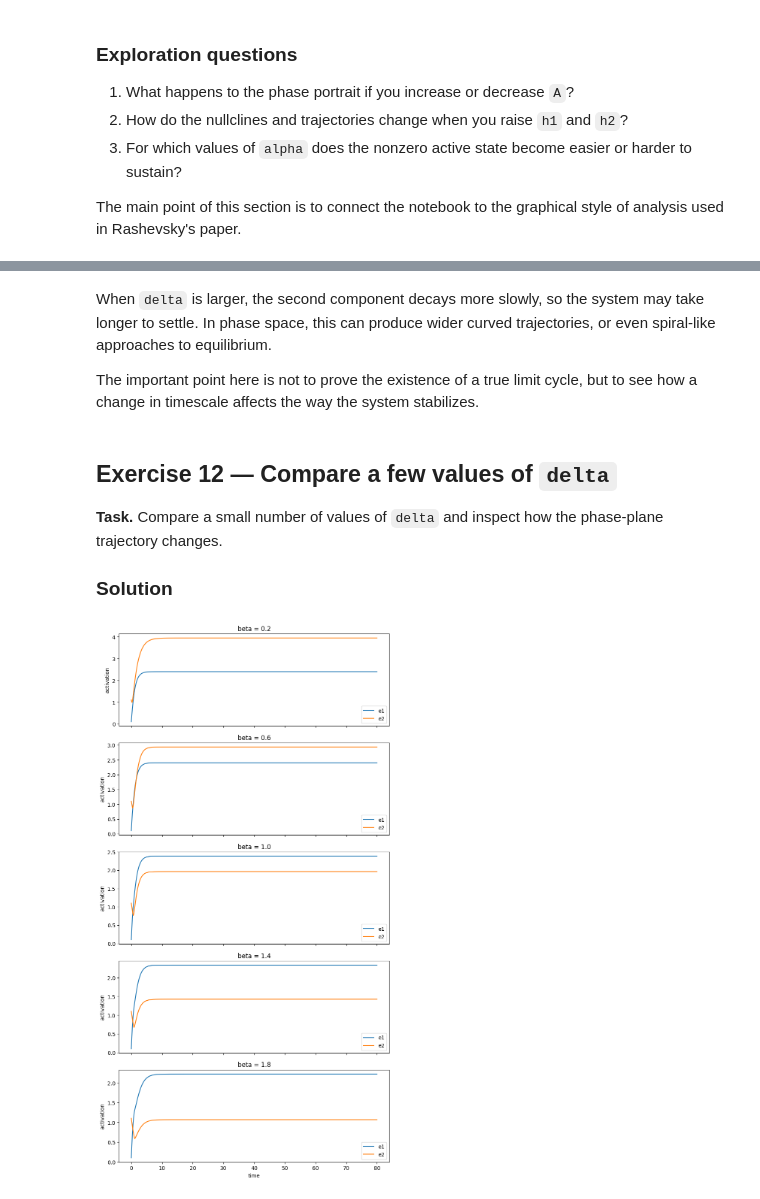
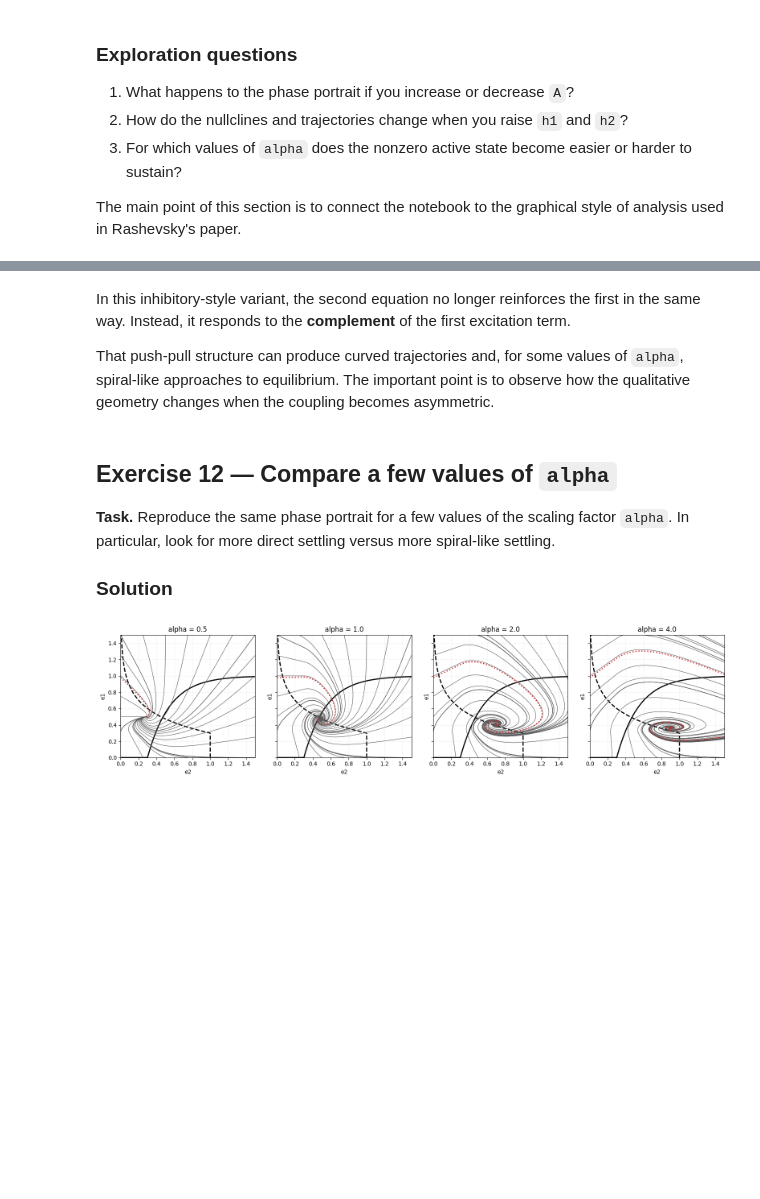
Before and after one commit to hiazmani/roai_vub, a Jupyter notebook: 2526/opdrachten/opdracht_3_neurale_netwerken/rashevsky_conditioning_student_notebook.ipynb, the cells around one changed output, grey strips where cells are left out. Saved outputs shown, nothing was run; the diff lists cells and outputs as text; code cells hidden in the pictures; blank space fills up the shorter version.

```diff
--- a/2526/opdrachten/opdracht_3_neurale_netwerken/rashevsky_conditioning_student_notebook.ipynb
+++ b/2526/opdrachten/opdracht_3_neurale_netwerken/rashevsky_conditioning_student_notebook.ipynb
@@ -645,15 +657,25 @@ $$
 
 ### Solution
 # %%
+
+def excitation_r_style(x, a, h):
+    x = np.asarray(x)
+    y = np.zeros_like(x, dtype=float)
+    mask = x > h
+    y[mask] = 1.0 - np.exp(-a * (x[mask] - h))
+    if y.ndim == 0:
+        return float(y)
+    return y
+
 
 def rashevsky_inhibitory_rhs(state, t, params):
     e1, e2 = state
 
-    E1 = excitation(e1, alpha=params["alpha"], h=params["h"])
-    E2 = excitation(e2, alpha=params["alpha"], h=params["h"])
+    E1 = excitation_r_style(e1, a=params["a"], h=params["h1"])
+    E2 = excitation_r_style(e2, a=params["a"], h=params["h2"])
 
-    de1dt = params["A"] * E2 - e1
-    de2dt = params["A"] * (1.0 - E1) - e2 / params["delta"]
+    de1dt = E2 - e1 / params["alpha"]
+    de2dt = (1.0 - E1) - e2 / params["alpha"]
     return [de1dt, de2dt]
 
 
@@ -694,33 +736,45 @@ plt.show()
 # %% [markdown]
-When `delta` is larger, the second component decays more slowly, so the system may take longer to settle. In phase space, this can produce wider curved trajectories, or even spiral-like approaches to equilibrium.
+In this inhibitory-style variant, the second equation no longer reinforces the first in the same way. Instead, it responds to the **complement** of the first excitation term.
 
-The important point here is not to prove the existence of a true limit cycle, but to see how a change in timescale affects the way the system stabilizes.
+That push-pull structure can produce curved trajectories and, for some values of `alpha`, spiral-like approaches to equilibrium. The important point is to observe how the qualitative geometry changes when the coupling becomes asymmetric.
 # %% [markdown]
-## Exercise 12 — Compare a few values of `delta`
+## Exercise 12 — Compare a few values of `alpha`
 
-**Task.** Compare a small number of values of `delta` and inspect how the phase-plane trajectory changes.
+**Task.** Reproduce the same phase portrait for a few values of the scaling factor `alpha`. In particular, look for more direct settling versus more spiral-like settling.
 
 ### Solution
 # %%
 
-deltas = [0.75, 1.5, 3.0]
+alphas = [0.5, 1.0, 2.0, 4.0]
 
-fig, axes = plt.subplots(1, len(deltas), figsize=(5 * len(deltas), 4), sharey=True)
+fig, axes = plt.subplots(1, len(alphas), figsize=(4 * len(alphas), 4), sharey=True)
 
-for ax, delta in zip(axes, deltas):
+for ax, alpha in zip(axes, alphas):
     params = params_inhibitory.copy()
-    params["delta"] = delta
-    sol = simulate_inhibitory([0.1, 1.1], t_long, params)
-    ax.plot(sol[:, 0], sol[:, 1], color="tab:blue")
-    ax.scatter(sol[0, 0], sol[0, 1], s=20, color="tab:green", label="start")
-    ax.scatter(sol[-1, 0], sol[-1, 1], s=25, color="tab:red", label="end")
-    ax.set_title(f"delta = {delta}")
-    ax.set_xlabel("e1")
-    ax.set_ylabel("e2")
-    ax.legend()
-    ax.grid(alpha=0.2)
+    params["alpha"] = alpha
+
+    x = np.linspace(0, 4, 400)
+    e1_curve = 1.0 - np.exp(-params["a"] * np.maximum(0.0, x - params["h2"]))
+    e2_curve_input = np.exp(-params["a"] * np.maximum(0.0, x - params["h1"]))
+    ax.plot(x, e1_curve, linewidth=2, color="black")
+    ax.plot(e2_curve_input, x, linestyle="--", linewidth=2, color="black")
+
+    c0 = np.arange(0, 1.5 + 1e-9, 0.25)
+    for e0 in c0:
+        for x0 in ([e0, 0.0], [e0, 1.5], [0.0, e0], [1.5, e0]):
+            sol = simulate_inhibitory(x0, np.linspace(0, 40, 4000), params)
+            ax.plot(sol[:, 0], sol[:, 1], color="0.35", linewidth=0.8)
+
+    sol_highlight = simulate_inhibitory([0.0, 0.9779547], np.linspace(0, 40, 4000), params)
+    ax.plot(sol_highlight[:, 0], sol_highlight[:, 1], color="tab:red", linestyle=":", linewidth=2)
+    ax.set_title(f"alpha = {alpha}")
+    ax.set_xlabel("e2")
+    ax.set_ylabel("e1")
+    ax.set_xlim(0, 1.5)
+    ax.set_ylim(0, 1.5)
+    ax.grid(alpha=0.15)
 
 plt.tight_layout()
 plt.show()
 # %% [output]
-[figure, old version]
+[figure, new version]
```
Also changed, not shown: parts of 5 cells of this notebook, 2 other files.
